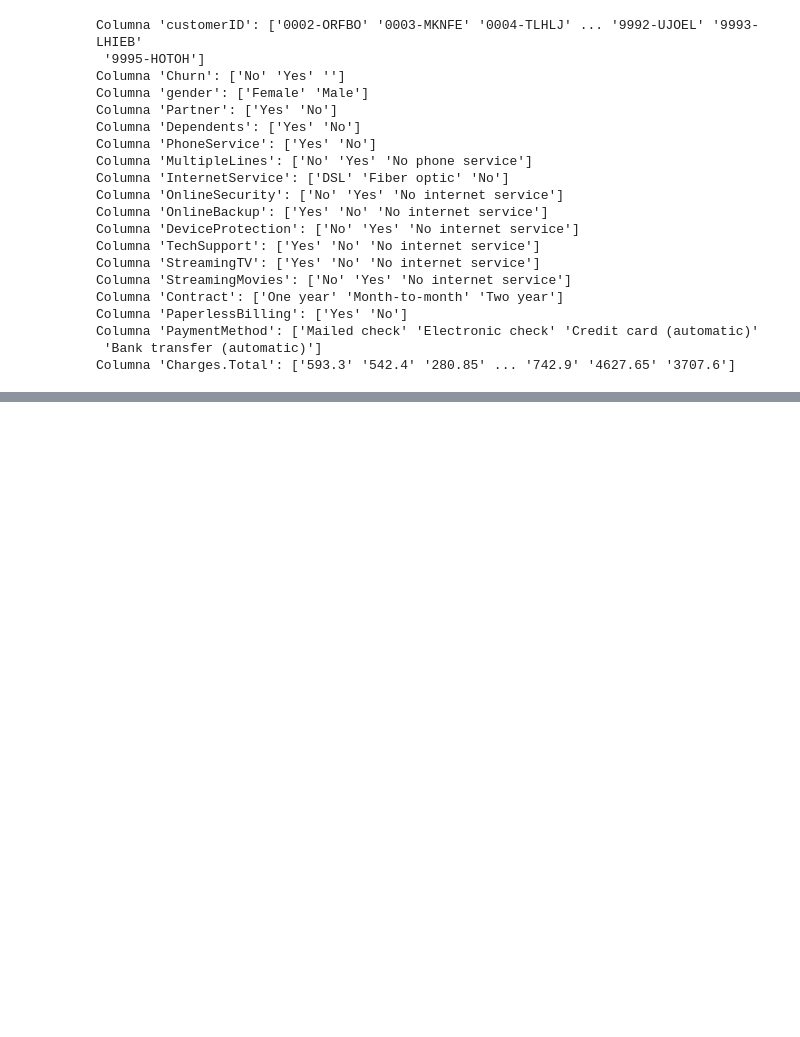
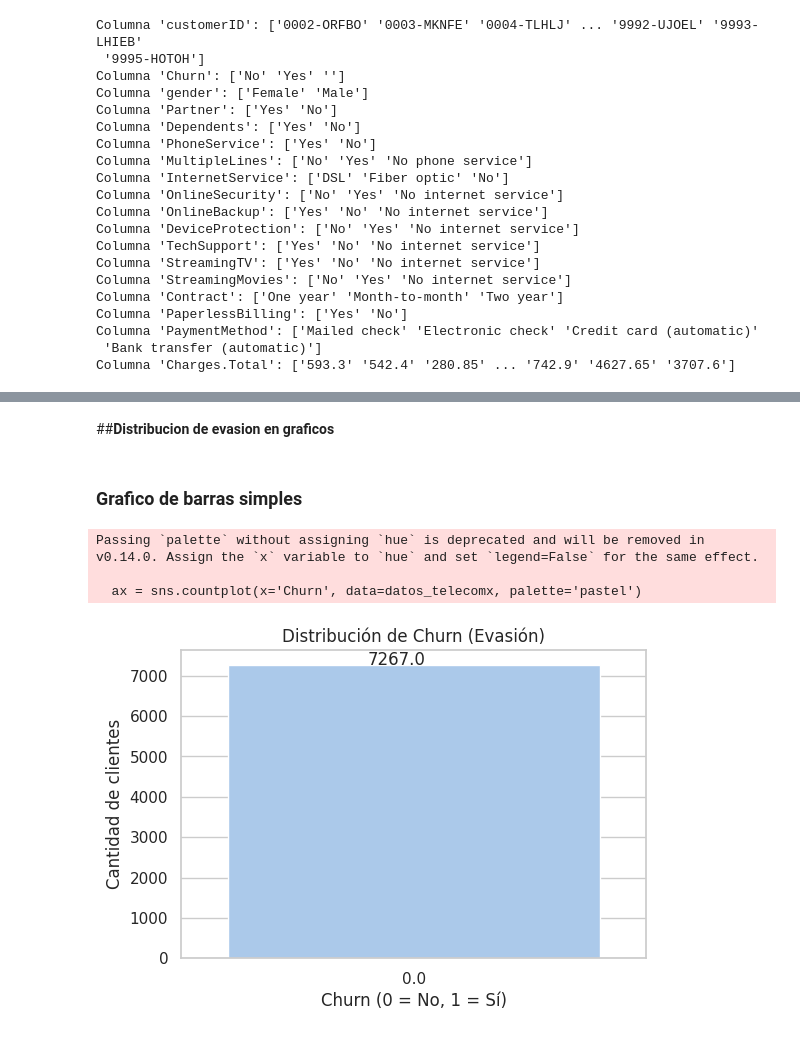
Before and after one commit to patriciomontenegro/telecom_x, a Jupyter notebook: challenge3_telecomx.ipynb, the cells around one changed output, grey strips where cells are left out. Drawn from its saved outputs; the diff is of its cells as text; code cells hidden in the pictures; blank space fills up the shorter version.

```diff
--- a/challenge3_telecomx.ipynb
+++ b/challenge3_telecomx.ipynb
@@ -128,0 +217,4 @@ Columna 'Charges.Total': ['593.3' '542.4' '280.85' ... '742.9' '4627.65' '3707.6
+# %%
+# Se crea una columna "cuentas_diarias" en el data frame, utilizando la informacion de la columna "Charges.Monthly" para calcular el valor diario
+
+datos_telecomx['cuentas_diarias'] = datos_telecomx['Charges.Monthly'] / 30
@@ -128,0 +239,23 @@ Columna 'Charges.Total': ['593.3' '542.4' '280.85' ... '742.9' '4627.65' '3707.6
+# %%
+# Convertir a string, quitar espacios, pasar a minúsculas
+datos_telecomx = datos_telecomx.applymap(lambda x: str(x).strip().lower() if pd.notnull(x) else x)
+
+# Columnas binarias yes/no → 1/0
+columnas_binarias = ['Churn', 'Partner', 'Dependents', 'MultipleLines', 'OnlineSecurity', 'OnlineBackup', 'DeviceProtection', 'TechSupport', 'StreamingTV', 'StreamingMovies', 'PaperlessBilling']
+
+for col in columnas_binarias:
+    datos_telecomx[col] = datos_telecomx[col].replace({'yes': 1, 'no': 0})
+    datos_telecomx[col] = datos_telecomx[col].fillna(0)  # Reemplaza NaN por 0
+
+# Columnas categóricas → codificarlas como números
+columnas_categoricas = ['gender', 'InternetService', 'Contract', 'PaymentMethod']
+
+for col in columnas_categoricas:
+    datos_telecomx[col] = datos_telecomx[col].astype('category').cat.codes
+
+# Columna Charges.Total → convertir a numérico
+datos_telecomx['Charges.Total'] = pd.to_numeric(datos_telecomx['Charges.Total'], errors='coerce')
+datos_telecomx['Charges.Total'] = datos_telecomx['Charges.Total'].fillna(0)
+
+# Mostrar un resumen limpio
+print(datos_telecomx[['Churn', 'gender', 'Partner', 'Dependents', 'MultipleLines', 'InternetService', 'OnlineSecurity', 'OnlineBackup', 'DeviceProtection', 'TechSupport', 'StreamingTV', 'StreamingMovies', 'Contract', 'PaperlessBilling', 'PaymentMethod', 'Charges.Total']].head())
@@ -128,0 +313,4 @@ Columna 'Charges.Total': ['593.3' '542.4' '280.85' ... '742.9' '4627.65' '3707.6
+# %% [markdown]
+##**Distribucion de evasion en graficos**
+# %% [markdown]
+### Grafico de barras simples
@@ -128,0 +320,18 @@ Columna 'Charges.Total': ['593.3' '542.4' '280.85' ... '742.9' '4627.65' '3707.6
+# %%
+# Configurar estilo
+sns.set(style="whitegrid")
+
+# Conteo
+plt.figure(figsize=(6,4))
+ax = sns.countplot(x='Churn', data=datos_telecomx, palette='pastel')
+plt.title('Distribución de Churn (Evasión)')
+plt.xlabel('Churn (0 = No, 1 = Sí)')
+plt.ylabel('Cantidad de clientes')
+for p in ax.patches:
+    ax.annotate(f'{p.get_height()}', (p.get_x() + 0.3, p.get_height() + 10))
+plt.show()
+# %% [output]
+Passing `palette` without assigning `hue` is deprecated and will be removed in v0.14.0. Assign the `x` variable to `hue` and set `legend=False` for the same effect.
+
+  ax = sns.countplot(x='Churn', data=datos_telecomx, palette='pastel')
+[figure, added]
```
Also changed, not shown: parts of 31 cells of this notebook.
